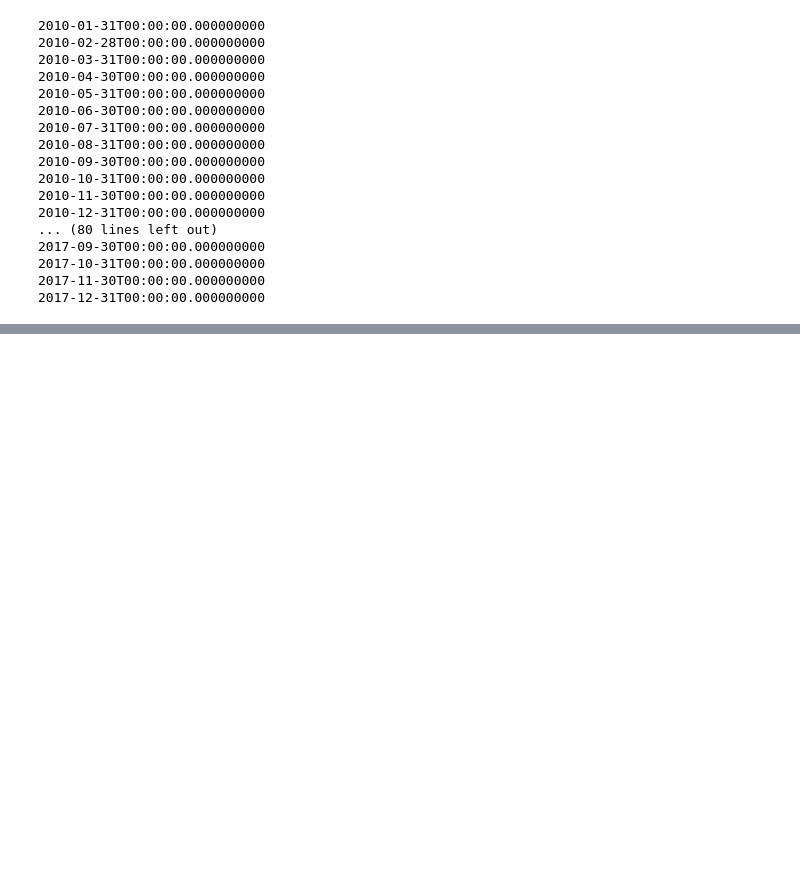
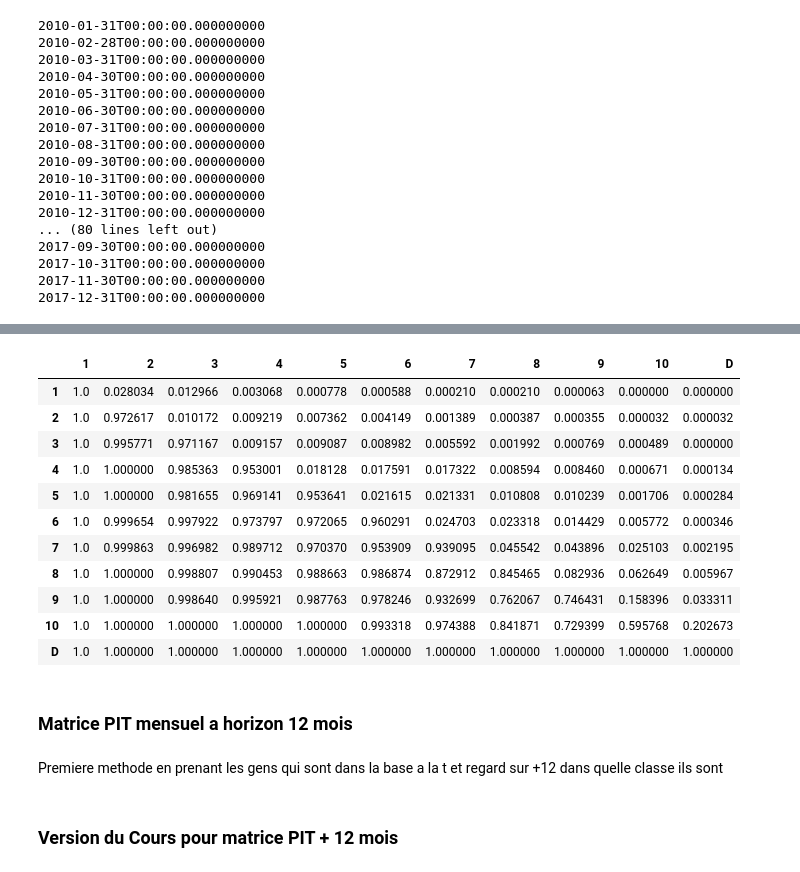
Before and after one commit to Kyllien/DRIM-Game, a Jupyter notebook: MatriceTransitionGood.ipynb, the cells around one changed output, grey strips where cells are left out. Cells and saved outputs as stored; diff of their text form; code cells hidden in the pictures; blank space fills up the shorter version.

```diff
--- a/MatriceTransitionGood.ipynb
+++ b/MatriceTransitionGood.ipynb
@@ -201,0 +220,10 @@ TTC_NR_C
+# %%
+PIT_NR_AJUSTE = {}
+for i in range(1,96):
+  matrice=[]
+  for j in range(0,11):
+    matrice2=[]
+    for k in range(0,11):
+      matrice2.append(PIT_NR[i].iloc[j,k]/(1-PIT_NR[i].iloc[j,11]))
+    matrice.append(matrice2)
+  PIT_NR_AJUSTE[i]=pd.DataFrame(matrice,columns=["1","2","3","4","5","6","7","8","9","10","D"],index=["1","2","3","4","5","6","7","8","9","10","D"])
@@ -201,0 +232,31 @@ TTC_NR_C
+# %%
+PIT_MENS_CUMULE = {}
+for i in range(1,85):
+  matrice1=[]
+  for j in range(0,11):
+    matrice2=[PIT_NR_AJUSTE[i].iloc[j,10]]
+    compteur=PIT_NR_AJUSTE[i].iloc[j,10]
+    for k in reversed(range(0,10)):
+      compteur=PIT_NR_AJUSTE[i].iloc[j,k]+compteur
+      matrice2.append(compteur)
+    matrice1.append(list(reversed(matrice2)))
+  PIT_MENS_CUMULE[i]=pd.DataFrame(matrice1,columns=["1","2","3","4","5","6","7","8","9","10","D"],index=["1","2","3","4","5","6","7","8","9","10","D"])
+# %%
+PIT_MENS_CUMULE[10]
+# %% [output]
+|  | 1 | 2 | 3 | 4 | 5 | 6 | 7 | 8 | 9 | 10 | D |
+| 1 | 1.0 | 0.028034 | 0.012966 | 0.003068 | 0.000778 | 0.000588 | 0.000210 | 0.000210 | 0.000063 | 0.000000 | 0.000000 |
+| 2 | 1.0 | 0.972617 | 0.010172 | 0.009219 | 0.007362 | 0.004149 | 0.001389 | 0.000387 | 0.000355 | 0.000032 | 0.000032 |
+| 3 | 1.0 | 0.995771 | 0.971167 | 0.009157 | 0.009087 | 0.008982 | 0.005592 | 0.001992 | 0.000769 | 0.000489 | 0.000000 |
+| 4 | 1.0 | 1.000000 | 0.985363 | 0.953001 | 0.018128 | 0.017591 | 0.017322 | 0.008594 | 0.008460 | 0.000671 | 0.000134 |
+| 5 | 1.0 | 1.000000 | 0.981655 | 0.969141 | 0.953641 | 0.021615 | 0.021331 | 0.010808 | 0.010239 | 0.001706 | 0.000284 |
+| 6 | 1.0 | 0.999654 | 0.997922 | 0.973797 | 0.972065 | 0.960291 | 0.024703 | 0.023318 | 0.014429 | 0.005772 | 0.000346 |
+| 7 | 1.0 | 0.999863 | 0.996982 | 0.989712 | 0.970370 | 0.953909 | 0.939095 | 0.045542 | 0.043896 | 0.025103 | 0.002195 |
+| 8 | 1.0 | 1.000000 | 0.998807 | 0.990453 | 0.988663 | 0.986874 | 0.872912 | 0.845465 | 0.082936 | 0.062649 | 0.005967 |
+| 9 | 1.0 | 1.000000 | 0.998640 | 0.995921 | 0.987763 | 0.978246 | 0.932699 | 0.762067 | 0.746431 | 0.158396 | 0.033311 |
+| 10 | 1.0 | 1.000000 | 1.000000 | 1.000000 | 1.000000 | 0.993318 | 0.974388 | 0.841871 | 0.729399 | 0.595768 | 0.202673 |
+| D | 1.0 | 1.000000 | 1.000000 | 1.000000 | 1.000000 | 1.000000 | 1.000000 | 1.000000 | 1.000000 | 1.000000 | 1.000000 |
+# %% [markdown]
+### Matrice PIT mensuel a horizon 12 mois
+# %% [markdown]
+Premiere methode en prenant les gens qui sont dans la base a la t et regard sur +12 dans quelle classe ils sont
@@ -201,0 +269,2 @@ TTC_NR_C
+# %% [markdown]
+### Version du Cours pour matrice PIT + 12 mois
```
Also changed, not shown: parts of 92 cells of this notebook.
